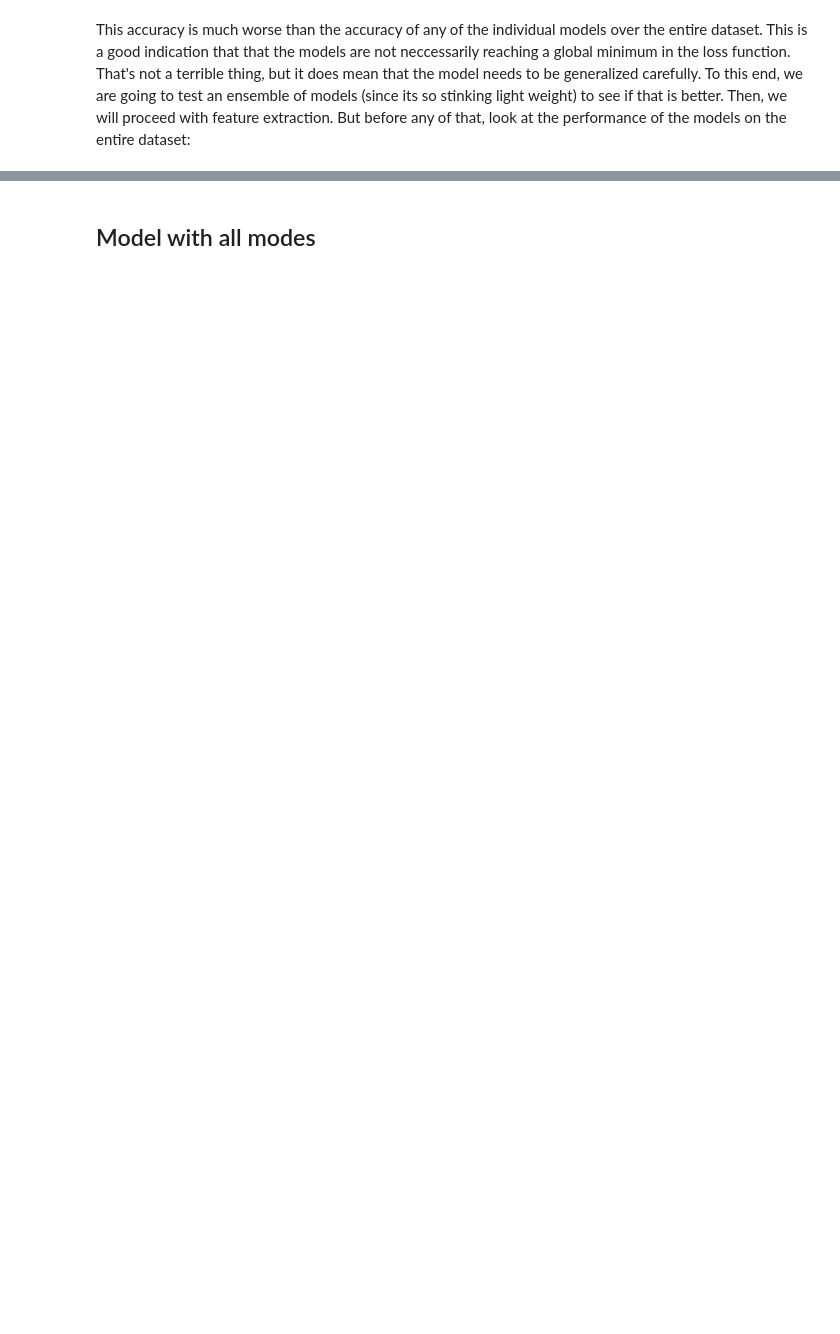
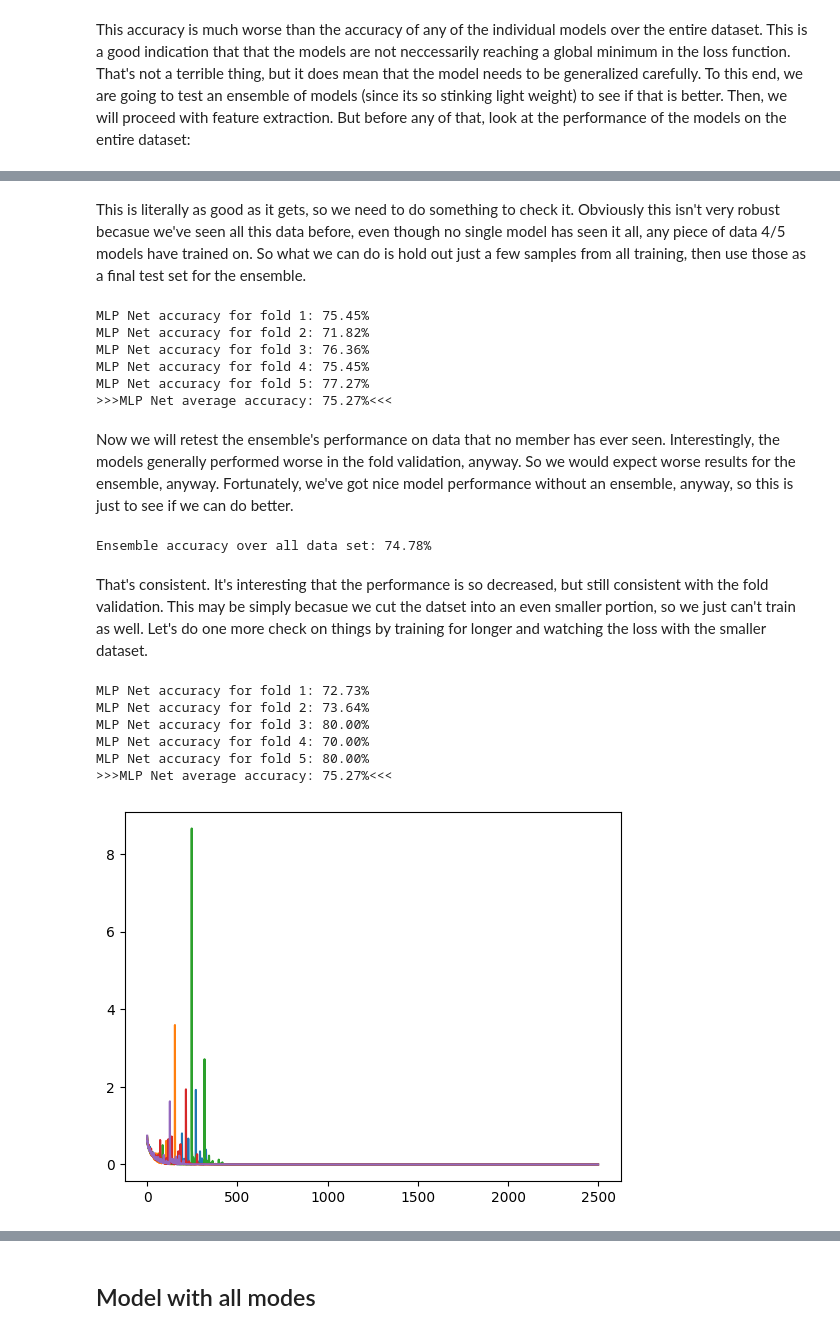
Before and after one commit to jiversivers/nsclc, a Jupyter notebook: model_tests.ipynb, the cells around one changed output, grey strips where cells are left out. Cells and saved outputs as stored; diff of their text form; code cells hidden in the pictures; blank space fills up the shorter version.

```diff
--- a/model_tests.ipynb
+++ b/model_tests.ipynb
@@ -345,0 +386,52 @@ for model in models:
+# %% [markdown]
+This is literally as good as it gets, so we need to do something to check it. Obviously this isn't very robust becasue we've seen all this data before, even though no single model has seen it all, any piece of data 4/5 models have trained on. So what we can do is hold out just a few samples from all training, then use those as a final test set for the ensemble.
+# %%
+# Recreate 6 folds for 5 models and hold one out from all training
+data_folds = fold_augmented_data(data, num_folds=6, augmentation_factor=5)
+train_folds = data_folds[0:5]
+ensemble_test_fold = data_folds[-1]
+running_loss, accuracy, ensemble = fold_cross_validate(MLPNet, train_folds, epochs=1000, learning_rate=0.1)
+# %% [output]
+MLP Net accuracy for fold 1: 75.45%
+MLP Net accuracy for fold 2: 71.82%
+MLP Net accuracy for fold 3: 76.36%
+MLP Net accuracy for fold 4: 75.45%
+MLP Net accuracy for fold 5: 77.27%
+>>>MLP Net average accuracy: 75.27%<<<
+# %% [markdown]
+Now we will retest the ensemble's performance on data that no member has ever seen. Interestingly, the models generally performed worse in the fold validation, anyway. So we would expect worse results for the ensemble, anyway. Fortunately, we've got nice model performance without an ensemble, anyway, so this is just to see if we can do better.
+# %%
+# Create test loader
+test_loader = torch.utils.data.DataLoader(ensemble_test_fold, batch_size=32, shuffle=True)
+# Test ensemble of models
+correct = 0
+for x, target in test_loader:
+    out = torch.mean(torch.stack([m(x) for m in ensemble]), dim=0) # Get individual model outputs and then average them
+    pred = torch.round(out) # Get final prediction from rounding
+    correct += torch.sum(pred.squeeze() == target).item()
+print(f'Ensemble accuracy over all data set: {100 * correct / len(test_loader.sampler):0.2f}%')
+# %% [output]
+Ensemble accuracy over all data set: 74.78%
+# %% [markdown]
+That's consistent. It's interesting that the performance is so decreased, but still consistent with the fold validation. This may be simply becasue we cut the datset into an even smaller portion, so we just can't train as well. Let's do one more check on things by training for longer and watching the loss with the smaller dataset.
+# %%
+import matplotlib.pyplot as plt
+import my_modules.model_learning.model_phases
+importlib.reload(my_modules.model_learning.model_phases)
+from my_modules.model_learning.model_phases import fold_cross_validate
+
+# Train for longer
+accuracy, running_loss, models = fold_cross_validate(MLPNet, train_folds, epochs=2500, learning_rate=0.1)
+
+# Visualize the loss
+for loss in running_loss:
+    plt.plot(loss)
+plt.show()
+# %% [output]
+MLP Net accuracy for fold 1: 72.73%
+MLP Net accuracy for fold 2: 73.64%
+MLP Net accuracy for fold 3: 80.00%
+MLP Net accuracy for fold 4: 70.00%
+MLP Net accuracy for fold 5: 80.00%
+>>>MLP Net average accuracy: 75.27%<<<
+[figure, added]
```
Also changed, not shown: parts of 41 cells of this notebook.
